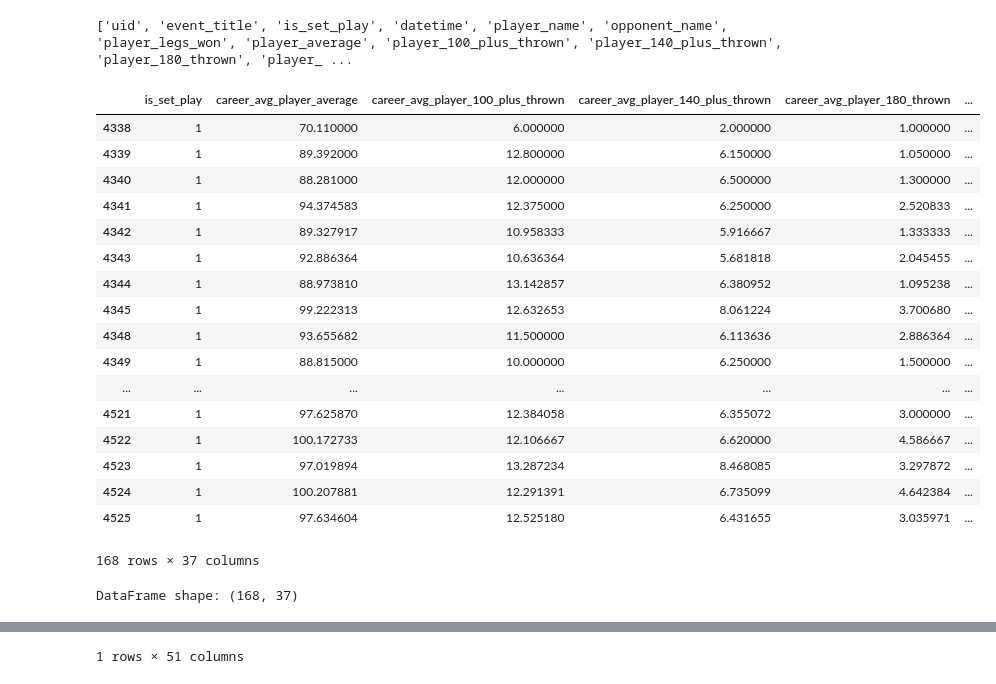
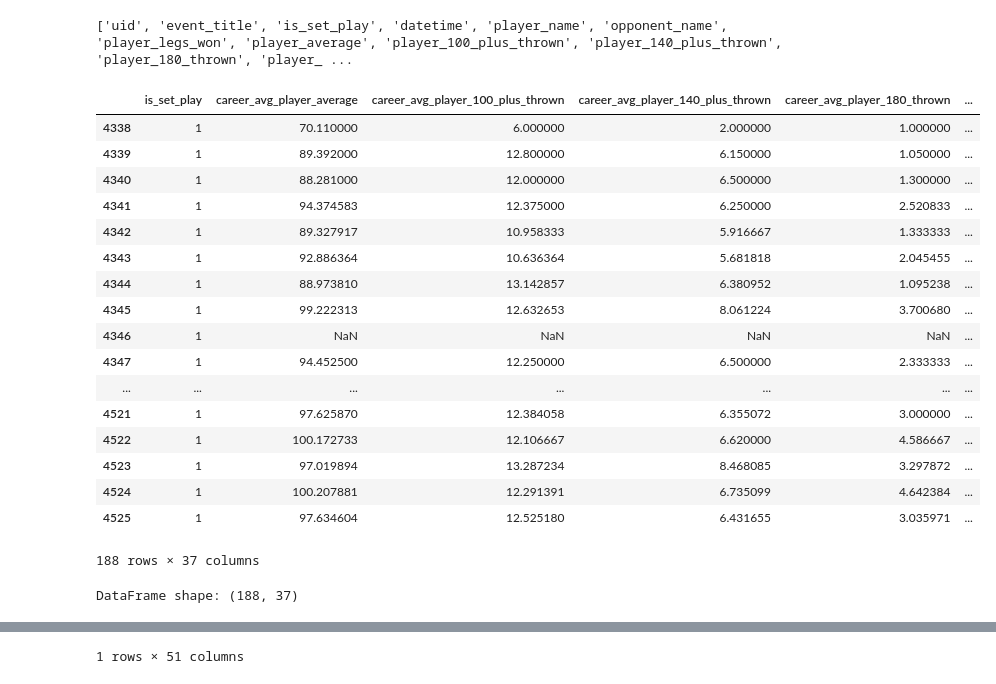
Before and after one commit to ATRedshaw/darts-data-analytics, a Jupyter notebook: predictive-model/evaluation.ipynb, the cells around one changed output, grey strips where cells are left out. Saved outputs shown, nothing was run; the diff lists cells and outputs as text; code cells hidden in the pictures.

```diff
--- a/predictive-model/evaluation.ipynb
+++ b/predictive-model/evaluation.ipynb
@@ -758,18 +758,6 @@ def drop_unnecessary_model_columns(df):
     except Exception as e:
         print(f'Error dropping columns: {e}')
         return df
-
-def drop_nan_rows(df):
-    """
-    Drop any rows with nan values
-
-    Args:
-        df (pd.DataFrame): The dataframe to drop the rows from
-
-    Returns:
-        pd.DataFrame: The dataframe with the nan rows dropped
-    """
-    return df.dropna()
 
 def convert_dtypes(df):
     """
@@ -792,44 +780,43 @@ def convert_dtypes(df):
                 if (df[col].dropna() % 1 == 0).all():
                     df[col] = df[col].astype('Int64')
                 else:
                     df[col] = df[col].astype(float)
             except (ValueError, TypeError):
                 # Leave as object if conversion fails
                 pass
     return df
 
 evaluation_set = drop_unnecessary_model_columns(darts_matches)
-evaluation_set = drop_nan_rows(evaluation_set)
 evaluation_set = convert_dtypes(evaluation_set)
 
 with pd.option_context('display.max_rows', None):
     display(evaluation_set)
 
 # Print df shape
 print(f'DataFrame shape: {evaluation_set.shape}')
 
 # Print the darts_matches dataframe
 display(darts_matches.head(1))
 # %% [output]
 |  | is_set_play | career_avg_player_average | career_avg_player_100_plus_thrown | career_avg_player_140_plus_thrown | career_avg_player_180_thrown | ... |
 | 4338 | 1 | 70.110000 | 6.000000 | 2.000000 | 1.000000 | ... |
 | 4339 | 1 | 89.392000 | 12.800000 | 6.150000 | 1.050000 | ... |
 | 4340 | 1 | 88.281000 | 12.000000 | 6.500000 | 1.300000 | ... |
 | 4341 | 1 | 94.374583 | 12.375000 | 6.250000 | 2.520833 | ... |
 | 4342 | 1 | 89.327917 | 10.958333 | 5.916667 | 1.333333 | ... |
 | 4343 | 1 | 92.886364 | 10.636364 | 5.681818 | 2.045455 | ... |
 | 4344 | 1 | 88.973810 | 13.142857 | 6.380952 | 1.095238 | ... |
 | 4345 | 1 | 99.222313 | 12.632653 | 8.061224 | 3.700680 | ... |
-| 4348 | 1 | 93.655682 | 11.500000 | 6.113636 | 2.886364 | ... |
-| 4349 | 1 | 88.815000 | 10.000000 | 6.250000 | 1.500000 | ... |
+| 4346 | 1 | NaN | NaN | NaN | NaN | ... |
+| 4347 | 1 | 94.452500 | 12.250000 | 6.500000 | 2.333333 | ... |
 | ... | ... | ... | ... | ... | ... | ... |
 | 4521 | 1 | 97.625870 | 12.384058 | 6.355072 | 3.000000 | ... |
 | 4522 | 1 | 100.172733 | 12.106667 | 6.620000 | 4.586667 | ... |
 | 4523 | 1 | 97.019894 | 13.287234 | 8.468085 | 3.297872 | ... |
 | 4524 | 1 | 100.207881 | 12.291391 | 6.735099 | 4.642384 | ... |
 | 4525 | 1 | 97.634604 | 12.525180 | 6.431655 | 3.035971 | ... |
-168 rows × 37 columns
+188 rows × 37 columns
-DataFrame shape: (168, 37)
+DataFrame shape: (188, 37)
 |  | uid | event_title | is_set_play | datetime | player_name | opponent_name | player_legs_won | ... |
 | 4338 | 14_Dec_2024_19:18_GMT+0000_Thibau... | International | PDC World Champio... | 1 | 2024-12-14 19:18:00 | Joe Comito | Thibault Tricole | 1 | ... |
 1 rows × 51 columns
```
Also changed, not shown: parts of 1 cell of this notebook.
